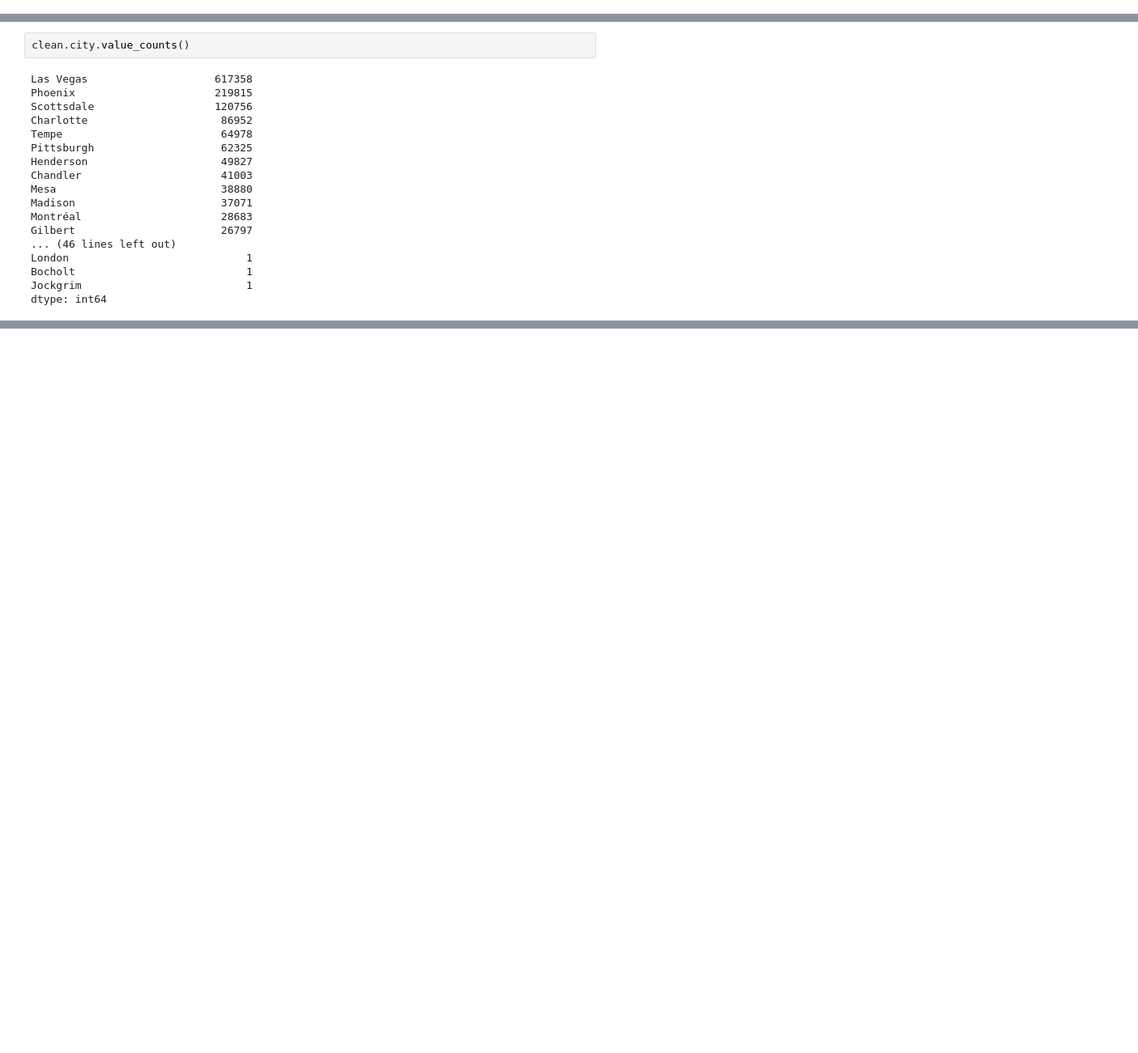
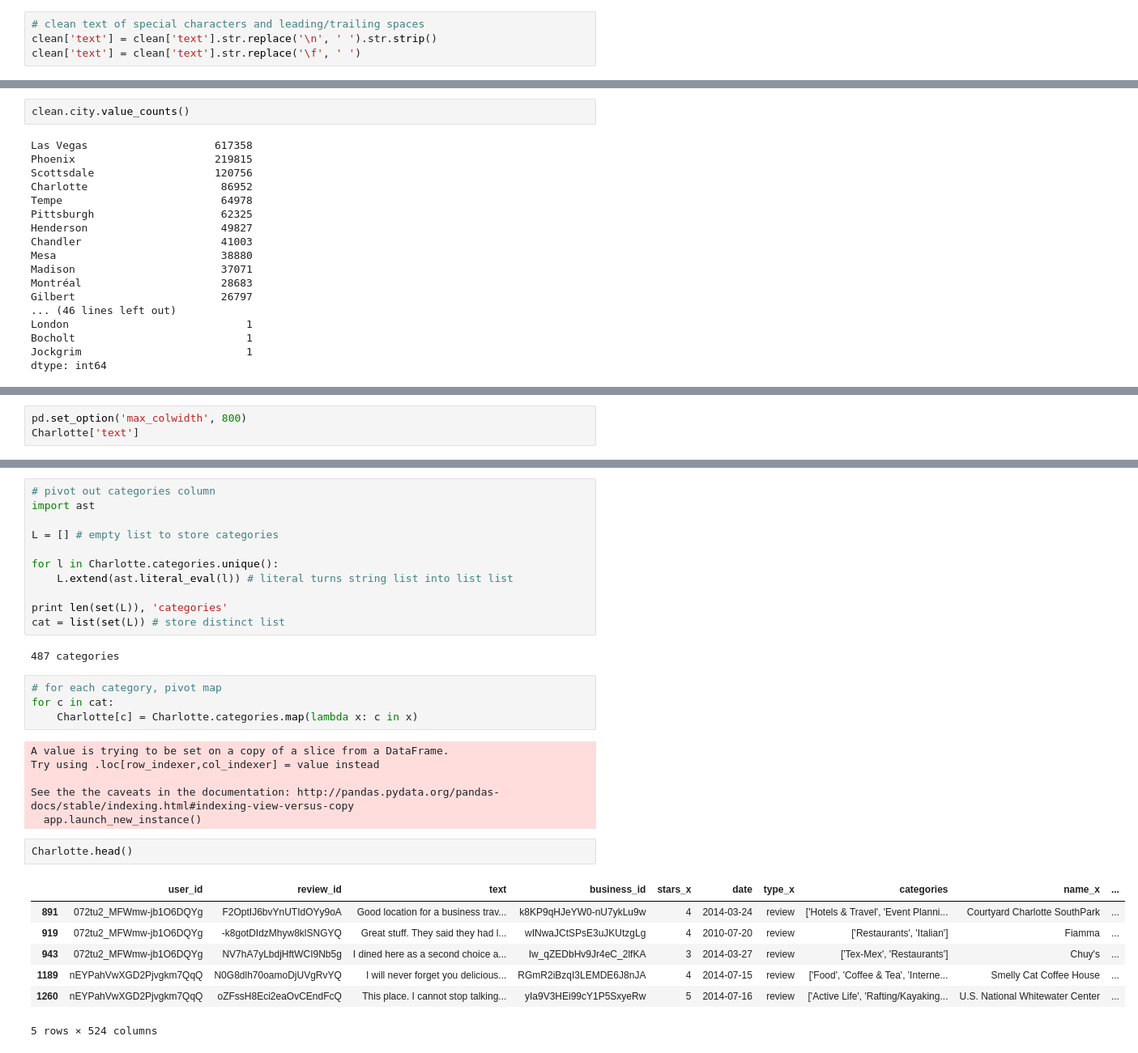
Before and after one commit to Jihenghuang/team_pokemon_ML_project, a Jupyter notebook: data_cleaning.ipynb, the cells around one changed output, grey strips where cells are left out. Shown: that part at 81% size. Cells and saved outputs as stored; diff of their text form; blank space fills up the shorter version.

Commit message:
cleaning text data and pivoting out categories

```diff
--- a/data_cleaning.ipynb
+++ b/data_cleaning.ipynb
@@ -203,3 +203,7 @@ clean.head()
 | 3 | zvJCcrpm2yOZrxKffwGQLA | ebcN2aqmNUuYNoyvQErgnA | Got a letter in the mail last wee... | vcNAWiLM4dR7D2nwwJ7nCA | 4 | 2012-05-15 | review | ['Doctors', 'Health & Medical'] | Eric Goldberg, MD | ... |
 | 4 | zvJCcrpm2yOZrxKffwGQLA | 5EYR5cb0C1JD7U4bj2dZkg | It was either Mother Theresa or t... | 2X5G4Ujq0s4Wfn4TC7gX0g | 4 | 2012-05-02 | review | ['Pubs', 'Bars', 'Hot Dogs', 'Nig... | D's Six Pax & Dogz | ... |
 5 rows × 37 columns
+# %%
+# clean text of special characters and leading/trailing spaces
+clean['text'] = clean['text'].str.replace('\n', ' ').str.strip()
+clean['text'] = clean['text'].str.replace('\f', ' ')
@@ -229,0 +244,3 @@ Charlotte.to_csv('yelp_charlotte_v1.csv', delimiter = '\t')
+# %%
+pd.set_option('max_colwidth', 800)
+Charlotte['text']
@@ -229,0 +265,33 @@ Charlotte.to_csv('yelp_charlotte_v1.csv', delimiter = '\t')
+# %%
+# pivot out categories column
+import ast
+
+L = [] # empty list to store categories
+
+for l in Charlotte.categories.unique():
+    L.extend(ast.literal_eval(l)) # literal turns string list into list list
+
+print len(set(L)), 'categories'
+cat = list(set(L)) # store distinct list
+# %% [output]
+487 categories
+# %%
+# for each category, pivot map
+for c in cat:
+    Charlotte[c] = Charlotte.categories.map(lambda x: c in x)
+# %% [output]
+A value is trying to be set on a copy of a slice from a DataFrame.
+Try using .loc[row_indexer,col_indexer] = value instead
+
+See the the caveats in the documentation: http://pandas.pydata.org/pandas-docs/stable/indexing.html#indexing-view-versus-copy
+  app.launch_new_instance()
+# %%
+Charlotte.head()
+# %% [output]
+|  | user_id | review_id | text | business_id | stars_x | date | type_x | categories | name_x | ... |
+| 891 | 072tu2_MFWmw-jb1O6DQYg | F2OptIJ6bvYnUTIdOYy9oA | Good location for a business trav... | k8KP9qHJeYW0-nU7ykLu9w | 4 | 2014-03-24 | review | ['Hotels & Travel', 'Event Planni... | Courtyard Charlotte SouthPark | ... |
+| 919 | 072tu2_MFWmw-jb1O6DQYg | -k8gotDIdzMhyw8klSNGYQ | Great stuff. They said they had l... | wINwaJCtSPsE3uJKUtzgLg | 4 | 2010-07-20 | review | ['Restaurants', 'Italian'] | Fiamma | ... |
+| 943 | 072tu2_MFWmw-jb1O6DQYg | NV7hA7yLbdjHftWCI9Nb5g | I dined here as a second choice a... | Iw_qZEDbHv9Jr4eC_2lfKA | 3 | 2014-03-27 | review | ['Tex-Mex', 'Restaurants'] | Chuy's | ... |
+| 1189 | nEYPahVwXGD2Pjvgkm7QqQ | N0G8dlh70oamoDjUVgRvYQ | I will never forget you delicious... | RGmR2iBzqI3LEMDE6J8nJA | 4 | 2014-07-15 | review | ['Food', 'Coffee & Tea', 'Interne... | Smelly Cat Coffee House | ... |
+| 1260 | nEYPahVwXGD2Pjvgkm7QqQ | oZFssH8Eci2eaOvCEndFcQ | This place. I cannot stop talking... | yIa9V3HEi99cY1P5SxyeRw | 5 | 2014-07-16 | review | ['Active Life', 'Rafting/Kayaking... | U.S. National Whitewater Center | ... |
+5 rows × 524 columns
```
Also changed, not shown: parts of 4 cells of this notebook.
